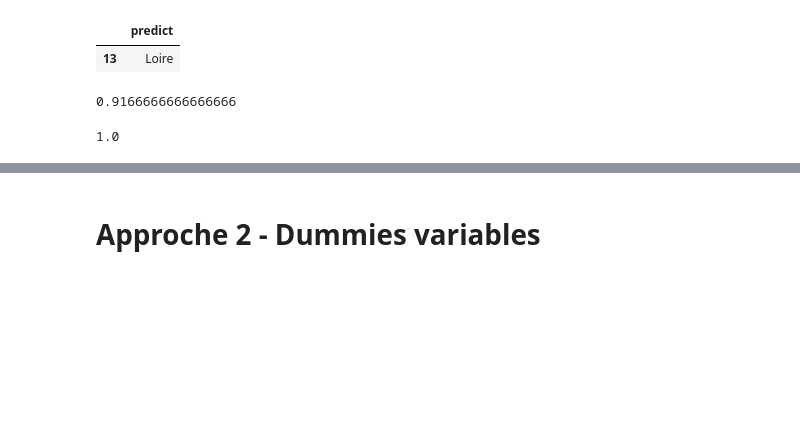
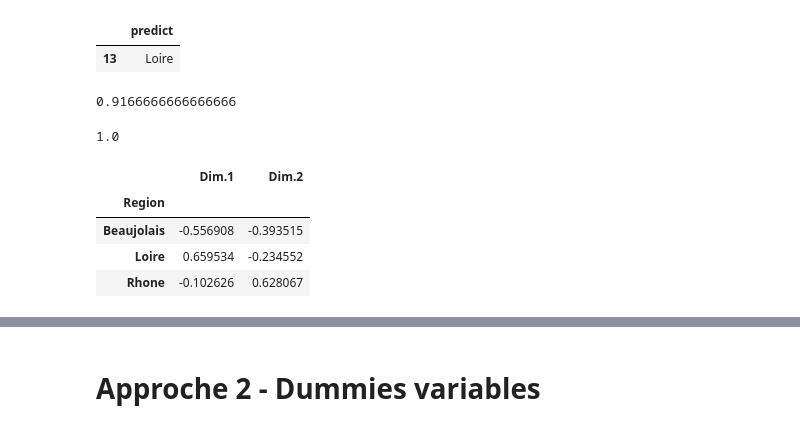
Before and after one commit to enfantbenidedieu/scientisttools, a Jupyter notebook: disca_example.ipynb, the cells around one changed output, grey strips where cells are left out. Saved outputs shown, nothing was run; the diff lists cells and outputs as text; code cells hidden in the pictures; blank space fills up the shorter version.

```diff
--- a/notebooks/disca_example.ipynb
+++ b/disca_example.ipynb
@@ -103,3 +106,12 @@ disca.score(XTrain,yTrain)
 disca.score(XTrain,disca.predict(XTrain))
 # %% [output]
 1.0
+# %%
+# Coordonnées des points classes
+disca.gcoord_
+# %% [output]
+|  | Dim.1 | Dim.2 |
+| Region |  |  |
+| Beaujolais | -0.556908 | -0.393515 |
+| Loire | 0.659534 | -0.234552 |
+| Rhone | -0.102626 | 0.628067 |
```
Also changed, not shown: parts of 7 cells of this notebook, 17 other files.
